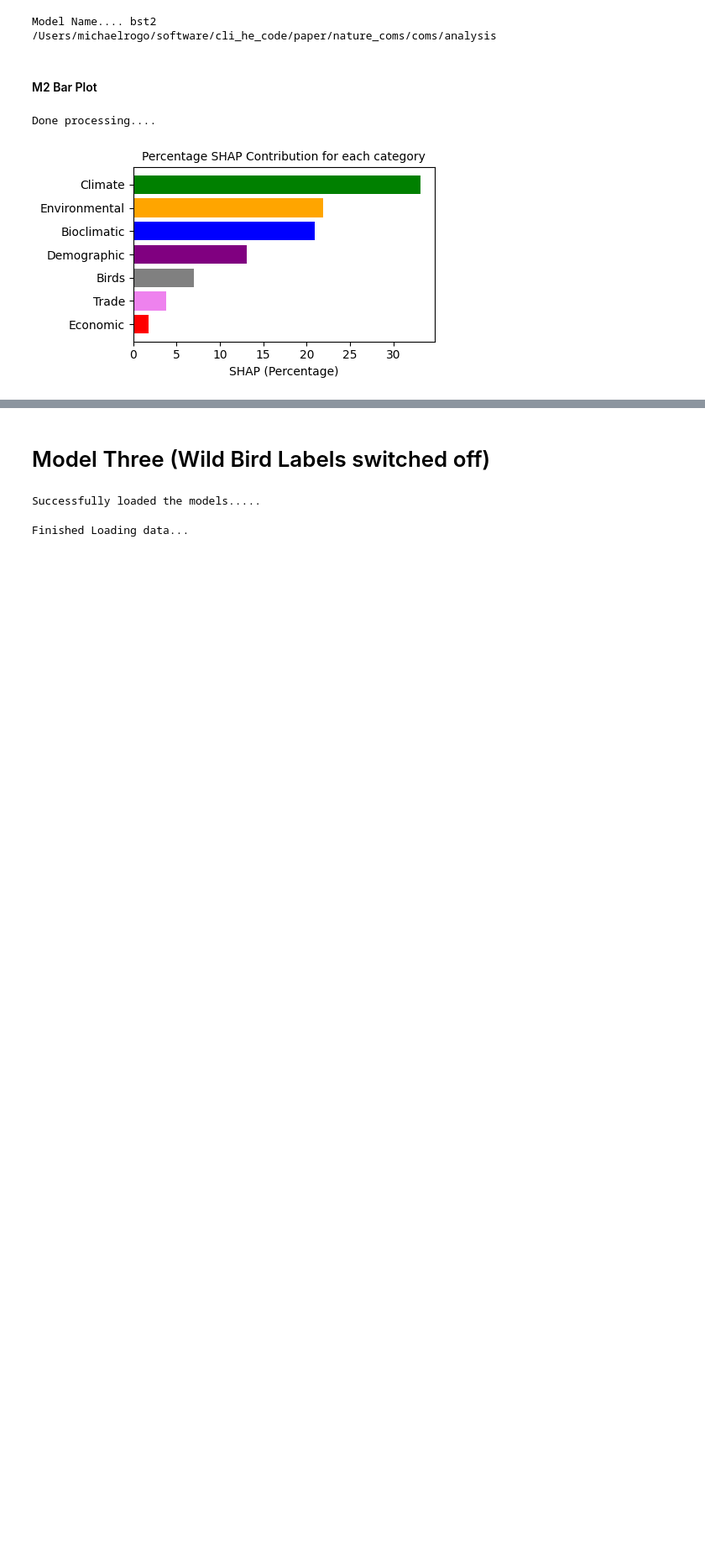
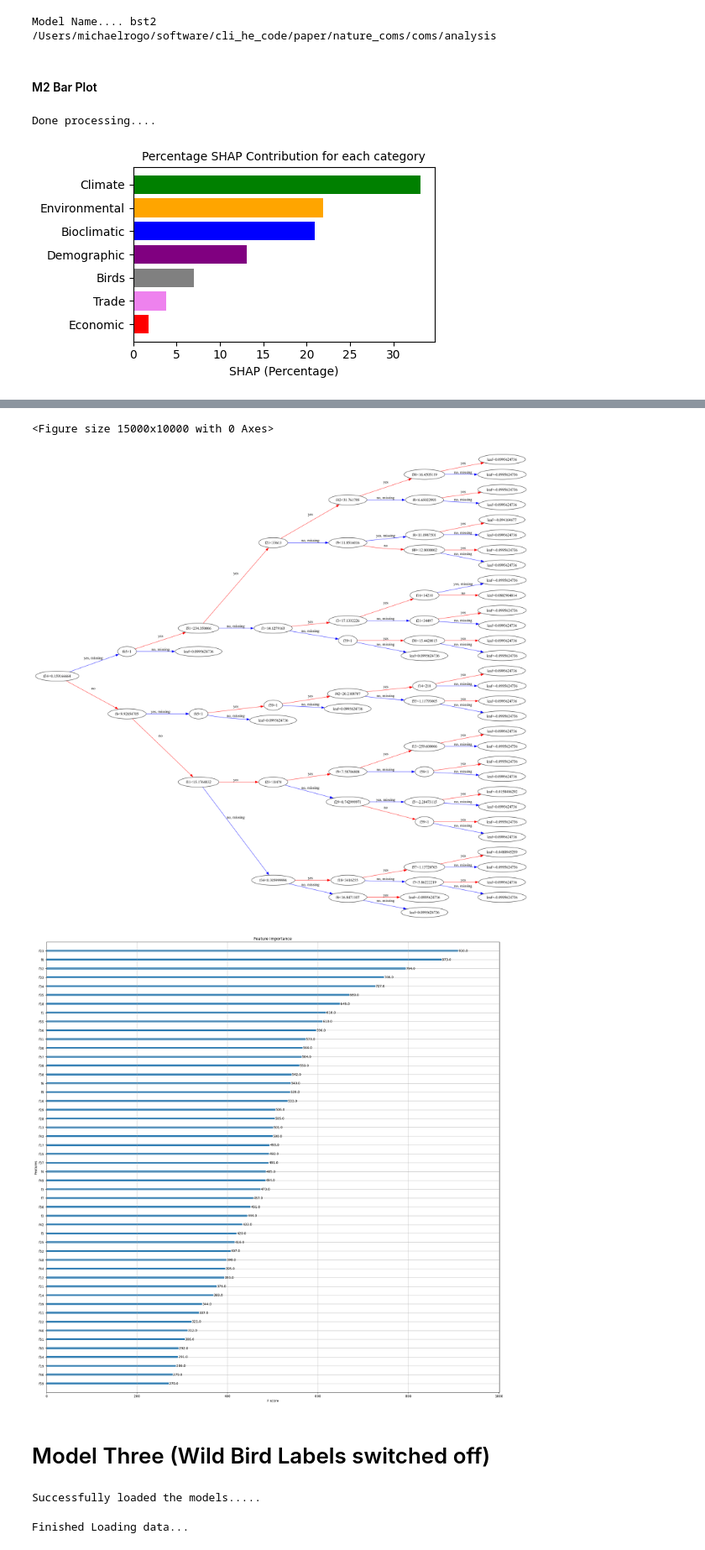
Before and after one commit to rogomichael/onehealth_data, a Jupyter notebook: analysis/model_analysis.ipynb, the cells around one changed output, grey strips where cells are left out. Shown at 84% size. Cells and saved outputs as stored; diff of their text form; code cells hidden in the pictures; blank space fills up the shorter version.

```diff
--- a/analysis/model_analysis.ipynb
+++ b/analysis/model_analysis.ipynb
@@ -196,8 +196,8 @@ print("Successfully loaded the models.....")
 Successfully loaded the models.....
 # %%
 #Load Train and Test Excel files
-train_df2 = pd.read_excel("../model2/m2train.xlsx")
-test_df2 = pd.read_excel("../model2/m2test.xlsx")
+train_df2 = pd.read_excel("../model2/eighty_twenty/m2train.xlsx")
+test_df2 = pd.read_excel("../model2/eighty_twenty/m2test.xlsx")
 X_train2 = train_df2.iloc[:,3:] #Training
 y_train2 = train_df2.iloc[:,2:3]
 
@@ -282,3 +278,21 @@ Done processing....
+# %%
+from xgboost import plot_tree
+xgb.plot_tree(bst2_retuned, num_trees=4, ax=ax, )
+fig = plt.gcf()
+fig.set_size_inches(150, 100)
+
+plt.savefig("model_tree.png")
+# %% [output]
+<Figure size 15000x10000 with 0 Axes>
+# %%
+#xgb.to_graphviz(bst2_retuned, num_trees=0, rankdir='LR')
+import treeplot as tree
+
+ax = tree.plot(bst2_retuned,  featnames=X_train2.columns, num_trees=0, plottype='vertical')
+plt.show()
+# %% [output]
+[figure, added]
+[figure, added]
 # %% [markdown]
 # Model Three (Wild Bird Labels switched off)
 # %%
```
Also changed, not shown: parts of 8 cells of this notebook, 6 other files.
